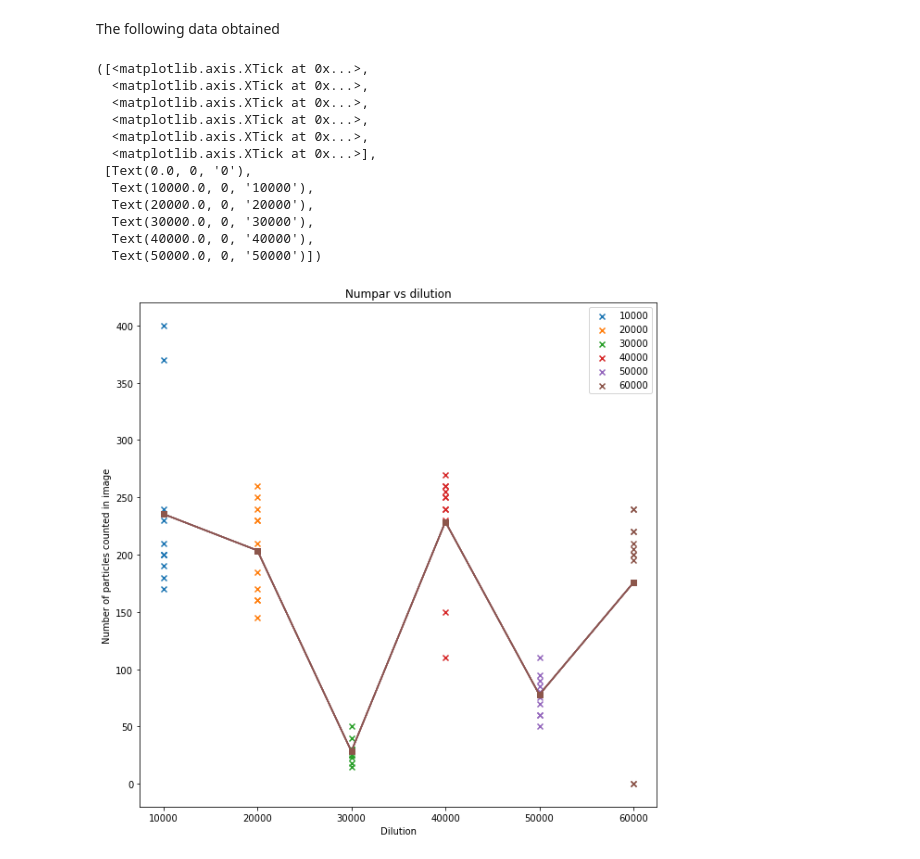
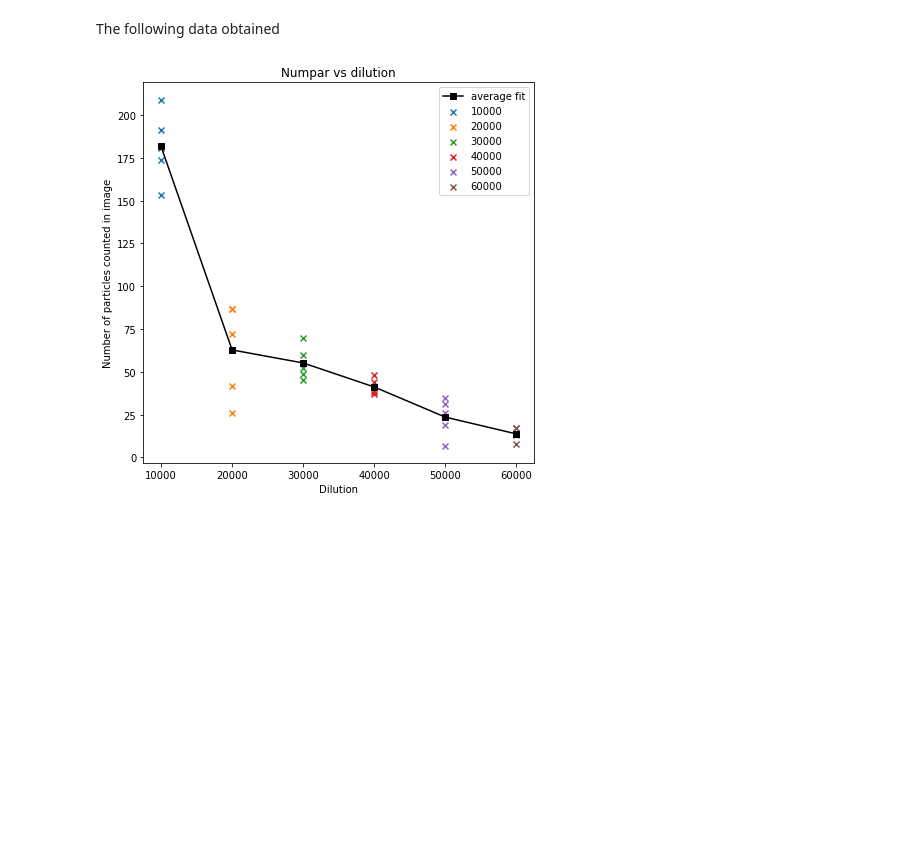
Before and after one commit to nanoepics/epicsjukebox, a Jupyter notebook: Notebooks/Ingmar/AnalysisBF_tif_files.ipynb, the cells around one changed output. Drawn from its saved outputs; the diff is of its cells as text; code cells hidden in the pictures; blank space fills up the shorter version.

```diff
--- a/Notebooks/Ingmar/AnalysisBF_tif_files.ipynb
+++ b/Notebooks/Ingmar/AnalysisBF_tif_files.ipynb
@@ -9,5 +9,5 @@ import pims
 from pims import ImageSequence
 import trackpy as tp
 # %%
-plt.rcParams['figure.figsize'] = (5, 5)
+plt.rcParams['figure.figsize'] = (15, 15)
 # %%
@@ -54,7 +51,7 @@ print(nf1)
 # %% [output]
 11
 # %%
-plt.rcParams['figure.figsize'] = (10, 10)
+plt.rcParams['figure.figsize'] = (7, 7)
 # %%
 image_file = r'E:\Ingmar\Ingmar\Experimental_data\17082022\1_60000\Overview00013.tif'
 Img = plt.imread(image_file)
@@ -67,12 +64,12 @@ print(len(count_image['mass']))
 # %% [markdown]
 The following data obtained
 # %%
-counts1 = [230, 240, 200, 180, 190, 200, 370, 400, 170, 200, 210]
-counts2 = [230, 210, 260, 230, 250, 185, 145, 170, 160, 160, 240]
-counts3 = [18, 30, 15, 30, 25, 25, 23, 30, 50, 25, 40]
-counts4 = [250, 260, 240, 255, 270, 250, 240, 260, 230, 110, 150]
-counts5 = [60, 80, 70, 60, 75, 80, 50, 90, 110, 95, 85]
-counts6 = [205, 220, 210, 240, 0, 200, 200, 240, 0, 220, 195]
+counts1 = [174, 191, 181, 209, 153]
+counts2 = [26, 42, 87, 72, 87]
+counts3 = [49, 70, 52, 60, 45]
+counts4 = [48, 38, 44, 39, 37]
+counts5 = [7, 19, 35, 26, 31]
+counts6 = [17, 14, 17, 8, 13]
 # %%
 average1 = np.average(counts1)
 average2 = np.average(counts2)
@@ -81,38 +78,26 @@ average4 = np.average(counts4)
 average5 = np.average(counts5)
 average6 = np.average(counts6)
 # %%
-yvalues = [(230, 240, 200, 180, 190, 200, 370, 400, 170, 200, 210),
-           (230, 210, 260, 230, 250, 185, 145, 170, 160, 160, 240),
-           (18, 30, 15, 30, 25, 25, 23, 30, 50, 25, 40),
-           (250, 260, 240, 255, 270, 250, 240, 260, 230, 110, 150),
-           (60, 80, 70, 60, 75, 80, 50, 90, 110, 95, 85),
-           (205, 220, 210, 240, 0, 200, 200, 240, 0, 220, 195)]
+yvalues = [(174, 191, 181, 209, 153),
+           (26, 42, 87, 72, 87),
+           (49, 70, 52, 60, 45),
+           (48, 38, 44, 39, 37),
+           (7, 19, 35, 26, 31),
+           (17, 14, 17, 8, 13)]
 
 averagelist = [average1, average2, average3, average4, average5, average6]
 
 xvalues = [10000, 20000, 30000, 40000, 50000, 60000]
 
 for xe, ye in zip(xvalues, yvalues):
     plt.scatter([xe] * len(ye), ye, marker='x', label=xe)
-    plt.savefig('NumparDilution.png')
-    plt.plot(xvalues, averagelist, marker='s')
+plt.plot(xvalues, averagelist, marker='s', label='average fit', c='black')
 #     plt.errorbar(xvalues, averagelist, yerr=40)
 plt.legend()
 plt.title('Numpar vs dilution')
 plt.xlabel('Dilution')
 plt.ylabel("Number of particles counted in image")
 plt.xticks([10000, 20000, 30000, 40000, 50000, 60000])
+plt.savefig('NumparDilution.png')
 # %% [output]
-([<matplotlib.axis.XTick at 0x...>,
-  <matplotlib.axis.XTick at 0x...>,
-  <matplotlib.axis.XTick at 0x...>,
-  <matplotlib.axis.XTick at 0x...>,
-  <matplotlib.axis.XTick at 0x...>,
-  <matplotlib.axis.XTick at 0x...>],
- [Text(0.0, 0, '0'),
-  Text(10000.0, 0, '10000'),
-  Text(20000.0, 0, '20000'),
-  Text(30000.0, 0, '30000'),
-  Text(40000.0, 0, '40000'),
-  Text(50000.0, 0, '50000')])
-[figure, old version]
+[figure, new version]
```
Also changed, not shown: parts of 7 cells of this notebook, 1 other file.
